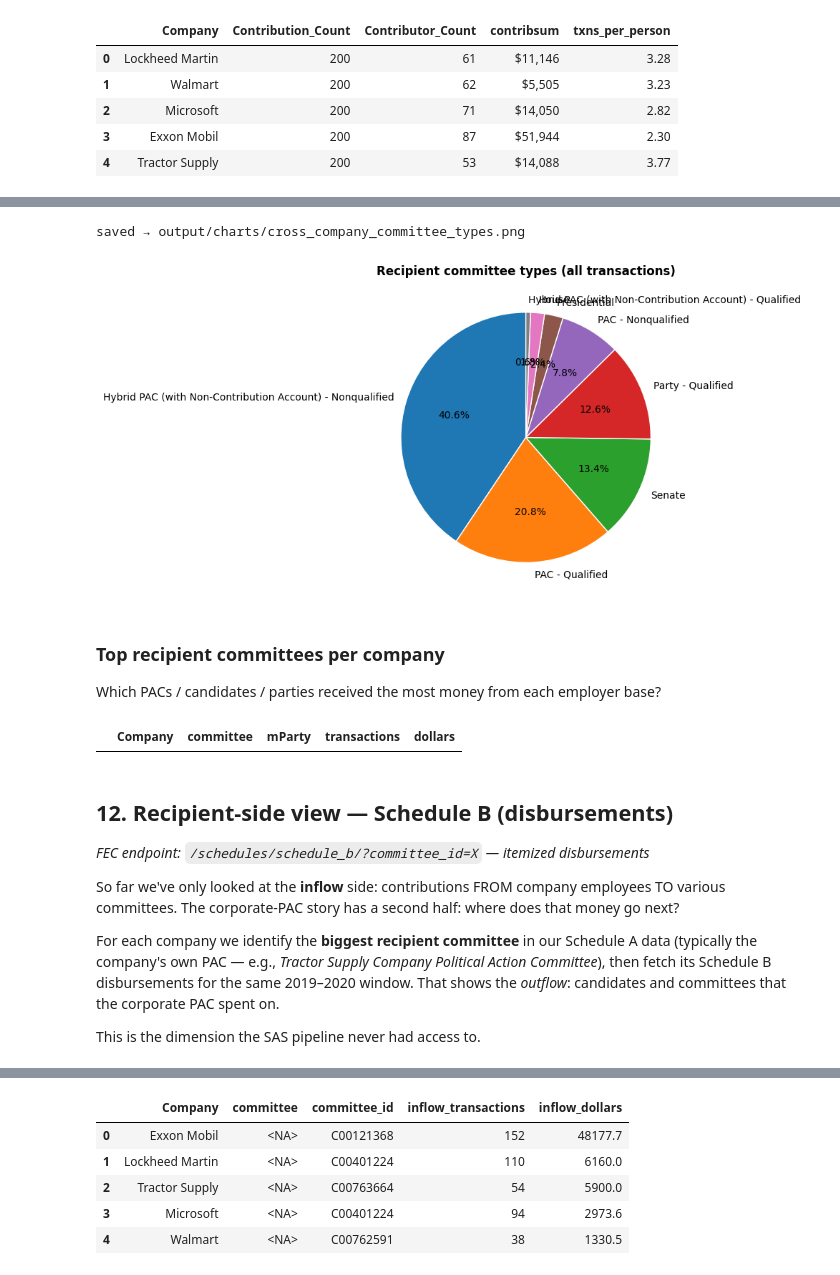
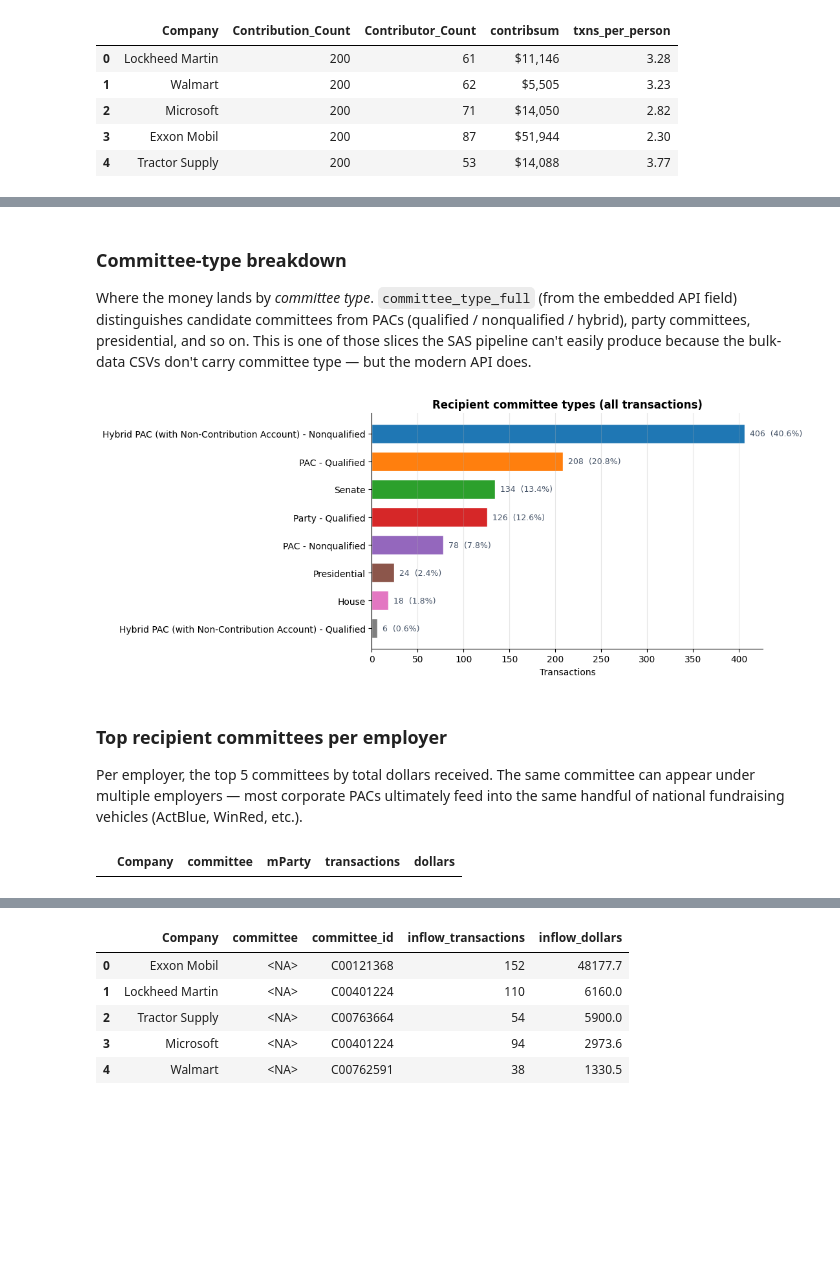
Before and after one commit to JohnnyMarnell/fec-example, a Jupyter notebook: notebooks/cross-company.ipynb, the cells around one changed output, grey strips where cells are left out. Drawn from its saved outputs; the diff is of its cells as text; code cells hidden in the pictures; blank space fills up the shorter version.

Commit message:
improve views and plots

```diff
--- a/notebooks/cross-company.ipynb
+++ b/notebooks/cross-company.ipynb
@@ -170,7 +179,10 @@ into top-level columns (`committee_party_embedded`,
 needed `AllPacs.csv` because the bulk-data CSVs didn't carry party
 info; the modern API does — so this lets us cross-check and fill gaps.
 # %%
-client = FECClient(api_key=os.environ.get('FEC_API_KEY', 'Kgkivmpbsy1rehiCuTcd8gVHxzwQFRcSDsrVhQJm'))
+client = FECClient(
+    api_key=os.environ.get('FEC_API_KEY', 'Kgkivmpbsy1rehiCuTcd8gVHxzwQFRcSDsrVhQJm'),
+    quiet=True,   # suppress per-page + [cache] noise in notebook output
+)
 
 def fetch_company(employer: str) -> pd.DataFrame:
     """Fetch `PAGES_PER_COMPANY` pages from the API (cached) and flatten
@@ -194,21 +206,20 @@ def fetch_company(employer: str) -> pd.DataFrame:
 
 frames = []
 for employer in COMPANIES:
-    print(f'• {employer}')
     try:
         f = fetch_company(employer)
     except Exception as e:
-        print(f'   ! skip — {e}')
+        print(f'• {employer:>18s}   skip ({type(e).__name__})')
         continue
     if f.empty:
-        print('   ! no rows')
+        print(f'• {employer:>18s}   no rows')
         continue
-    print(f'   ✓ {len(f):,} rows')
+    print(f'• {employer:>18s}   {len(f):>4,} rows fetched')
     frames.append(f)
 
 raw = pd.concat(frames, ignore_index=True)
 ACTIVE_COMPANIES = list(raw['company'].unique())
-print(f'\nCombined: {len(raw):,} rows · {len(ACTIVE_COMPANIES)} companies · {raw["committee_id"].nunique():,} distinct committees')
+print(f'\n→ {len(raw):,} rows · {len(ACTIVE_COMPANIES)} companies · {raw["committee_id"].nunique():,} distinct committees')
 raw[['company', 'contributor_name', 'contribution_receipt_amount',
      'committee_name', 'committee_party_embedded',
      'committee_type_full']].head(5)
@@ -254,7 +259,7 @@ con.register('raw', raw)
 con.register('allpacs', allpacs)
 con.register('aristotle', aristotle)
 
-saspac = con.execute("""
+saspac = run_sql(con, """
     WITH joined AS (
         SELECT
             r.company,
@@ -292,7 +297,7 @@ saspac = con.execute("""
         UPPER(NULLIF(TRIM(j.allpacs_party), '')),
         'N'
     )
-""").df()
+""")
 
 # How often did each source resolve the party?
 resolved = pd.DataFrame({
@@ -378,13 +451,15 @@ Colorado       42
 # %%
 con.register('saspac2', saspac2)
-saspac3 = con.execute("""
+saspac3 = run_sql(con, """
     SELECT
         *,
+        -- 25 Aristotle codes collapse to a 3-way major-party label.
         CASE
             WHEN code = 'D' THEN 'Democrat'
             WHEN code = 'R' THEN 'Republican'
             ELSE 'Other'
         END AS mParty,
+        -- ZIP+4 → strict 5-digit (the SAS zipcc step, in one expression).
         LPAD(
             COALESCE(
                 NULLIF(REGEXP_REPLACE(zip_raw, '\\D', '', 'g'), ''),
@@ -394,7 +469,7 @@ saspac3 = con.execute("""
         )[1:5] AS zip5,
         contribution AS contribsum
     FROM saspac2
-""").df()
+""")
 
 saspac3['compervar'] = (
     saspac3['company'].str.strip() + ' - ' +
@@ -762,24 +981,40 @@ committees from PACs / Super-PACs / party committees, etc.
+# %% [markdown]
+### Committee-type breakdown
+
+Where the money lands by *committee type*. `committee_type_full` (from the
+embedded API field) distinguishes candidate committees from PACs
+(qualified / nonqualified / hybrid), party committees, presidential, and so on.
+This is one of those slices the SAS pipeline can't easily produce because
+the bulk-data CSVs don't carry committee type — but the modern API does.
 # %%
 ctype = saspac3['committee_type_full'].fillna('Unknown').value_counts()
+share = ctype / ctype.sum() * 100
 
-fig, ax = plt.subplots(figsize=(8, 5))
+fig, ax = plt.subplots(figsize=(11, max(3, 0.45 * len(ctype) + 1)))
 colors = plt.cm.tab10.colors
-ax.pie(ctype.values, labels=ctype.index, colors=colors[:len(ctype)],
-       autopct='%1.1f%%', startangle=90, wedgeprops={'edgecolor': 'white'})
+bars = ax.barh(ctype.index[::-1], ctype.values[::-1],
+               color=colors[:len(ctype)][::-1], edgecolor='white', height=0.7)
 ax.set_title('Recipient committee types (all transactions)',
              fontsize=12, fontweight='bold')
+ax.set_xlabel('Transactions')
+ax.grid(axis='x', alpha=0.3)
+ax.spines['top'].set_visible(False)
+ax.spines['right'].set_visible(False)
+for bar, count, pct in zip(bars, ctype.values[::-1], share.values[::-1]):
+    ax.text(bar.get_width(), bar.get_y() + bar.get_height() / 2,
+            f'  {count:,}  ({pct:.1f}%)', va='center', fontsize=9, color='#475569')
 plt.tight_layout()
 out_path = CHARTS_DIR / 'cross_company_committee_types.png'
 plt.savefig(out_path, dpi=140, bbox_inches='tight')
-print(f'saved → {_rel(out_path)}')
 plt.show()
 # %% [output]
-saved → output/charts/cross_company_committee_types.png
-[figure, old version]
+[figure, new version]
-# %% [markdown]
-### Top recipient committees per company
-
-Which PACs / candidates / parties received the most money from each employer base?
+# %% [markdown]
+### Top recipient committees per employer
+
+Per employer, the top 5 committees by total dollars received. The same
+committee can appear under multiple employers — most corporate PACs ultimately
+feed into the same handful of national fundraising vehicles (ActBlue, WinRed, etc.).
 # %%
 top_per_company = []
 for company in ACTIVE_COMPANIES:
@@ -798,19 +1033,3 @@ top_committees['dollars'] = top_committees['dollars'].map('${:,.0f}'.format)
 top_committees[['Company', 'committee', 'mParty', 'transactions', 'dollars']]
 # %% [output]
 |  | Company | committee | mParty | transactions | dollars |
-# %% [markdown]
-## 12. Recipient-side view — Schedule B (disbursements)
-
-*FEC endpoint: `/schedules/schedule_b/?committee_id=X` — itemized disbursements*
-
-So far we've only looked at the **inflow** side: contributions FROM company
-employees TO various committees. The corporate-PAC story has a second half:
-where does that money go next?
-
-For each company we identify the **biggest recipient committee** in our
-Schedule A data (typically the company's own PAC — e.g., *Tractor Supply
-Company Political Action Committee*), then fetch its Schedule B
-disbursements for the same 2019–2020 window. That shows the *outflow*:
-candidates and committees that the corporate PAC spent on.
-
-This is the dimension the SAS pipeline never had access to.
```
Also changed, not shown: parts of 44 cells of this notebook, 20 other files.
